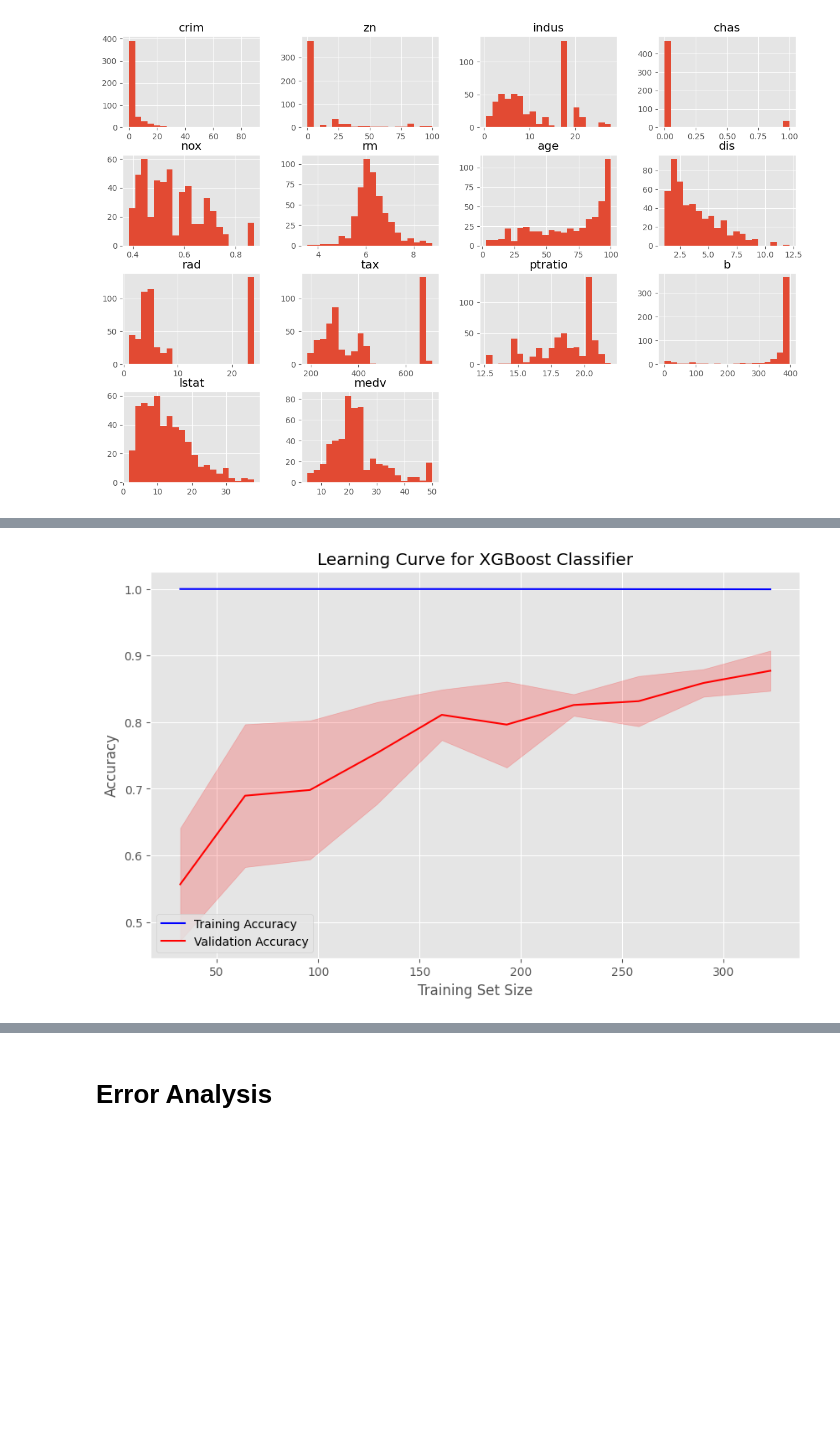
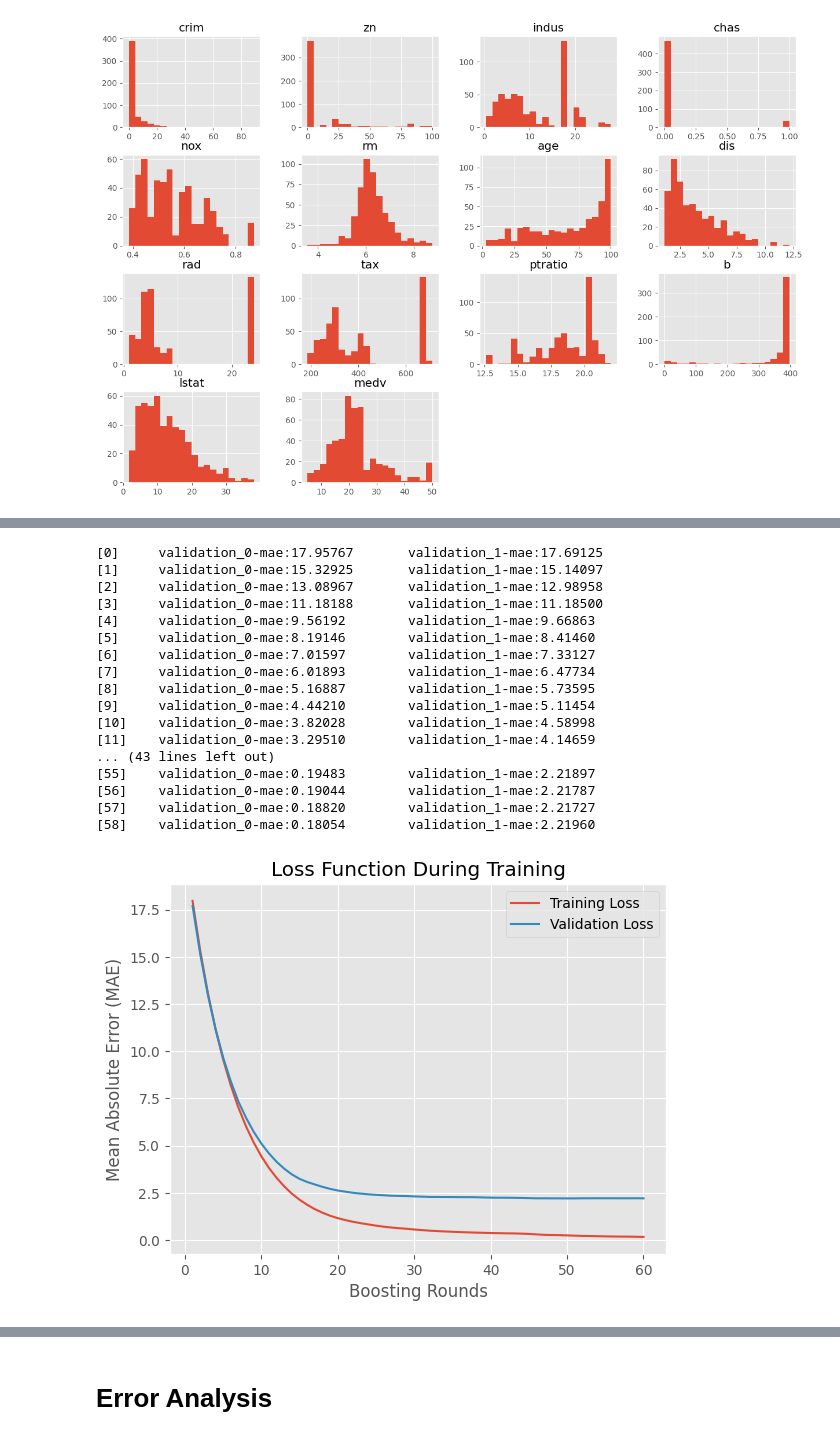
Before and after one commit to beridzeg45/Machine-Learning, a Jupyter notebook: boston_house_prices_prediction (XGBoost).ipynb, the cells around one changed output, grey strips where cells are left out. Drawn from its saved outputs; the diff is of its cells as text; code cells hidden in the pictures; blank space fills up the shorter version.

```diff
--- a/boston_house_prices_prediction (XGBoost).ipynb
+++ b/boston_house_prices_prediction (XGBoost).ipynb
@@ -135,17 +152,46 @@ test_scores_std = np.std(test_scores, axis=1)
-# %%
-plt.figure(figsize=(10, 6))
-plt.plot(train_sizes, train_scores_mean, label='Training Accuracy', color='blue')
-plt.fill_between(train_sizes, train_scores_mean - train_scores_std, train_scores_mean + train_scores_std, alpha=0.2, color='blue')
-plt.plot(train_sizes, test_scores_mean, label='Validation Accuracy', color='red')
-plt.fill_between(train_sizes, test_scores_mean - test_scores_std, test_scores_mean + test_scores_std, alpha=0.2, color='red')
-plt.xlabel('Training Set Size')
-plt.ylabel('Accuracy')
-plt.title('Learning Curve for XGBoost Classifier')
-plt.legend(loc='best')
-plt.grid(True)
-plt.show()
-# %% [output]
-[figure, removed]
+# %%
+import xgboost as xgb
+
+X_train, X_valid, y_train, y_valid = train_test_split(X_train, y_train, test_size=0.3)
+
+
+# Fit the model and monitor the loss function on the training and validation sets
+eval_set = [(X_train, y_train), (X_valid, y_valid)]
+best_model.fit(X_train, y_train, eval_set=eval_set, eval_metric='mae', early_stopping_rounds=10, verbose=True)
+
+# Access the training history
+results = best_model.evals_result()
+train_loss = results['validation_0']['mae']
+val_loss = results['validation_1']['mae']
+epochs = range(1, len(train_loss) + 1)
+
+# Plot the loss function during training
+plt.plot(epochs, train_loss, label='Training Loss')
+plt.plot(epochs, val_loss, label='Validation Loss')
+plt.xlabel('Boosting Rounds')
+plt.ylabel('Mean Absolute Error (MAE)')
+plt.title('Loss Function During Training')
+plt.legend()
+plt.show()
+# %% [output]
+[0]     validation_0-mae:17.95767       validation_1-mae:17.69125
+[1]     validation_0-mae:15.32925       validation_1-mae:15.14097
+[2]     validation_0-mae:13.08967       validation_1-mae:12.98958
+[3]     validation_0-mae:11.18188       validation_1-mae:11.18500
+[4]     validation_0-mae:9.56192        validation_1-mae:9.66863
+[5]     validation_0-mae:8.19146        validation_1-mae:8.41460
+[6]     validation_0-mae:7.01597        validation_1-mae:7.33127
+[7]     validation_0-mae:6.01893        validation_1-mae:6.47734
+[8]     validation_0-mae:5.16887        validation_1-mae:5.73595
+[9]     validation_0-mae:4.44210        validation_1-mae:5.11454
+[10]    validation_0-mae:3.82028        validation_1-mae:4.58998
+[11]    validation_0-mae:3.29510        validation_1-mae:4.14659
+... (43 lines left out)
+[55]    validation_0-mae:0.19483        validation_1-mae:2.21897
+[56]    validation_0-mae:0.19044        validation_1-mae:2.21787
+[57]    validation_0-mae:0.18820        validation_1-mae:2.21727
+[58]    validation_0-mae:0.18054        validation_1-mae:2.21960
+[figure, added]
 # %%
 test_prediction=best_model.predict(X_test)
 from sklearn import metrics
```
Also changed, not shown: parts of 11 cells of this notebook.
